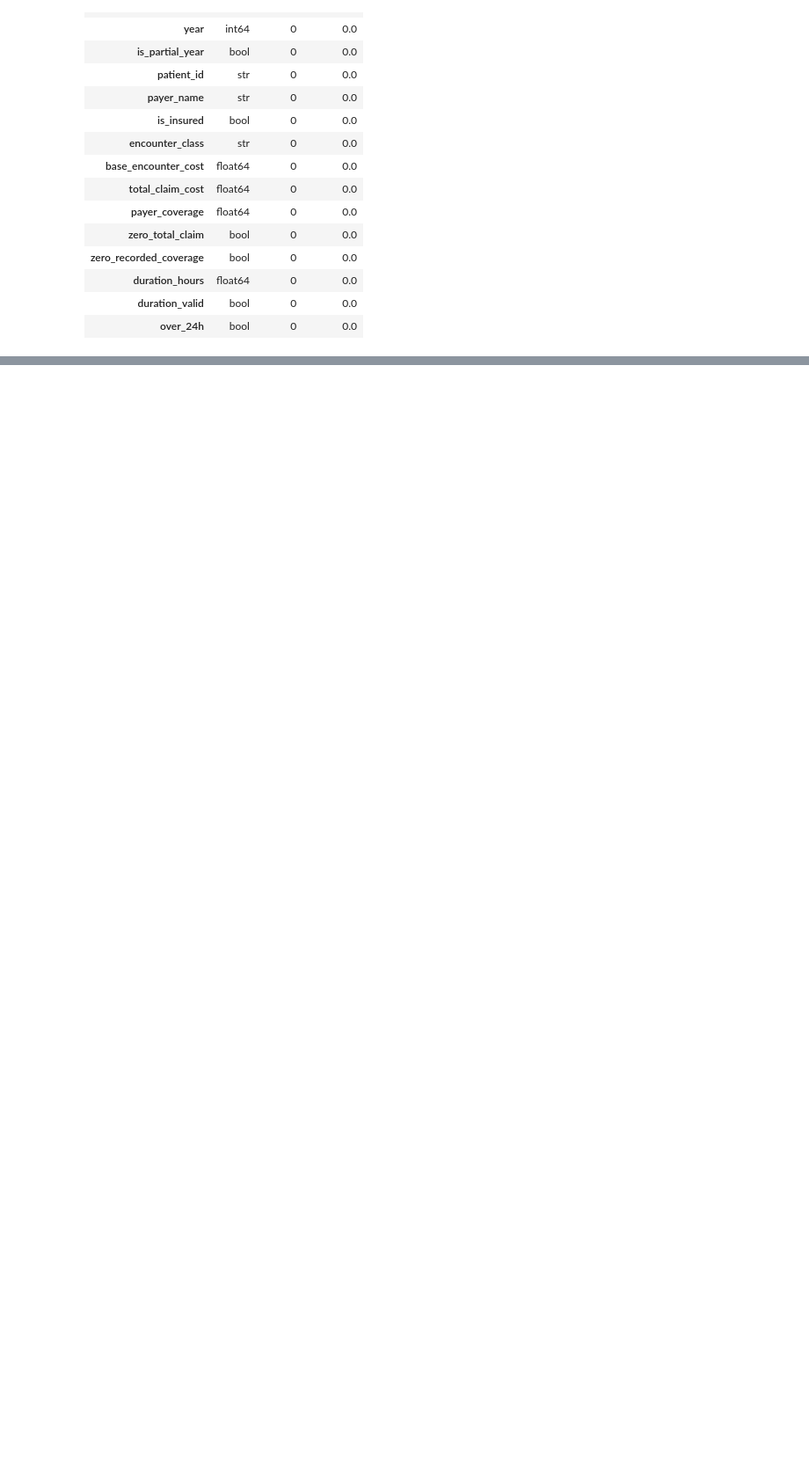
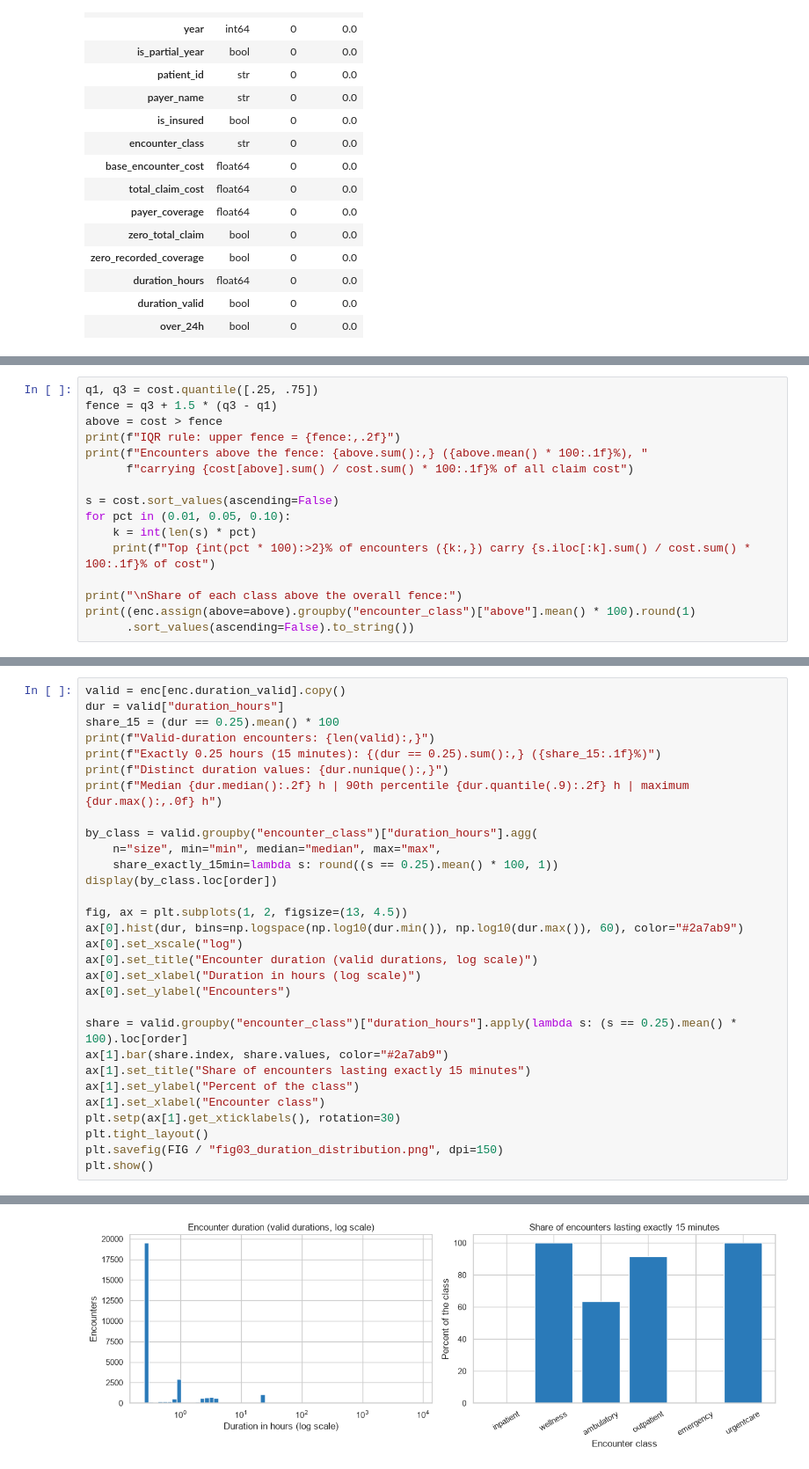
Before and after one commit to joenzau41-png/week3-hospital-operations, a Jupyter notebook: notebooks/track_b_analysis.ipynb, the cells around one changed output, grey strips where cells are left out. Shown at 88% size. Cells and saved outputs as stored; diff of their text form; blank space fills up the shorter version.

```diff
--- a/notebooks/track_b_analysis.ipynb
+++ b/notebooks/track_b_analysis.ipynb
@@ -207,0 +328,16 @@ Maximum is 2304 times the median
+# %%
+q1, q3 = cost.quantile([.25, .75])
+fence = q3 + 1.5 * (q3 - q1)
+above = cost > fence
+print(f"IQR rule: upper fence = {fence:,.2f}")
+print(f"Encounters above the fence: {above.sum():,} ({above.mean() * 100:.1f}%), "
+      f"carrying {cost[above].sum() / cost.sum() * 100:.1f}% of all claim cost")
+
+s = cost.sort_values(ascending=False)
+for pct in (0.01, 0.05, 0.10):
+    k = int(len(s) * pct)
+    print(f"Top {int(pct * 100):>2}% of encounters ({k:,}) carry {s.iloc[:k].sum() / cost.sum() * 100:.1f}% of cost")
+
+print("\nShare of each class above the overall fence:")
+print((enc.assign(above=above).groupby("encounter_class")["above"].mean() * 100).round(1)
+      .sort_values(ascending=False).to_string())
@@ -207,0 +368,31 @@ Maximum is 2304 times the median
+# %%
+valid = enc[enc.duration_valid].copy()
+dur = valid["duration_hours"]
+share_15 = (dur == 0.25).mean() * 100
+print(f"Valid-duration encounters: {len(valid):,}")
+print(f"Exactly 0.25 hours (15 minutes): {(dur == 0.25).sum():,} ({share_15:.1f}%)")
+print(f"Distinct duration values: {dur.nunique():,}")
+print(f"Median {dur.median():.2f} h | 90th percentile {dur.quantile(.9):.2f} h | maximum {dur.max():,.0f} h")
+
+by_class = valid.groupby("encounter_class")["duration_hours"].agg(
+    n="size", min="min", median="median", max="max",
+    share_exactly_15min=lambda s: round((s == 0.25).mean() * 100, 1))
+display(by_class.loc[order])
+
+fig, ax = plt.subplots(1, 2, figsize=(13, 4.5))
+ax[0].hist(dur, bins=np.logspace(np.log10(dur.min()), np.log10(dur.max()), 60), color="#2a7ab9")
+ax[0].set_xscale("log")
+ax[0].set_title("Encounter duration (valid durations, log scale)")
+ax[0].set_xlabel("Duration in hours (log scale)")
+ax[0].set_ylabel("Encounters")
+
+share = valid.groupby("encounter_class")["duration_hours"].apply(lambda s: (s == 0.25).mean() * 100).loc[order]
+ax[1].bar(share.index, share.values, color="#2a7ab9")
+ax[1].set_title("Share of encounters lasting exactly 15 minutes")
+ax[1].set_ylabel("Percent of the class")
+ax[1].set_xlabel("Encounter class")
+plt.setp(ax[1].get_xticklabels(), rotation=30)
+plt.tight_layout()
+plt.savefig(FIG / "fig03_duration_distribution.png", dpi=150)
+plt.show()
+# %% [output]
@@ -207,0 +411 @@ Maximum is 2304 times the median
+[figure, added]
```
Also changed, not shown: parts of 57 cells of this notebook, 7 other files.
